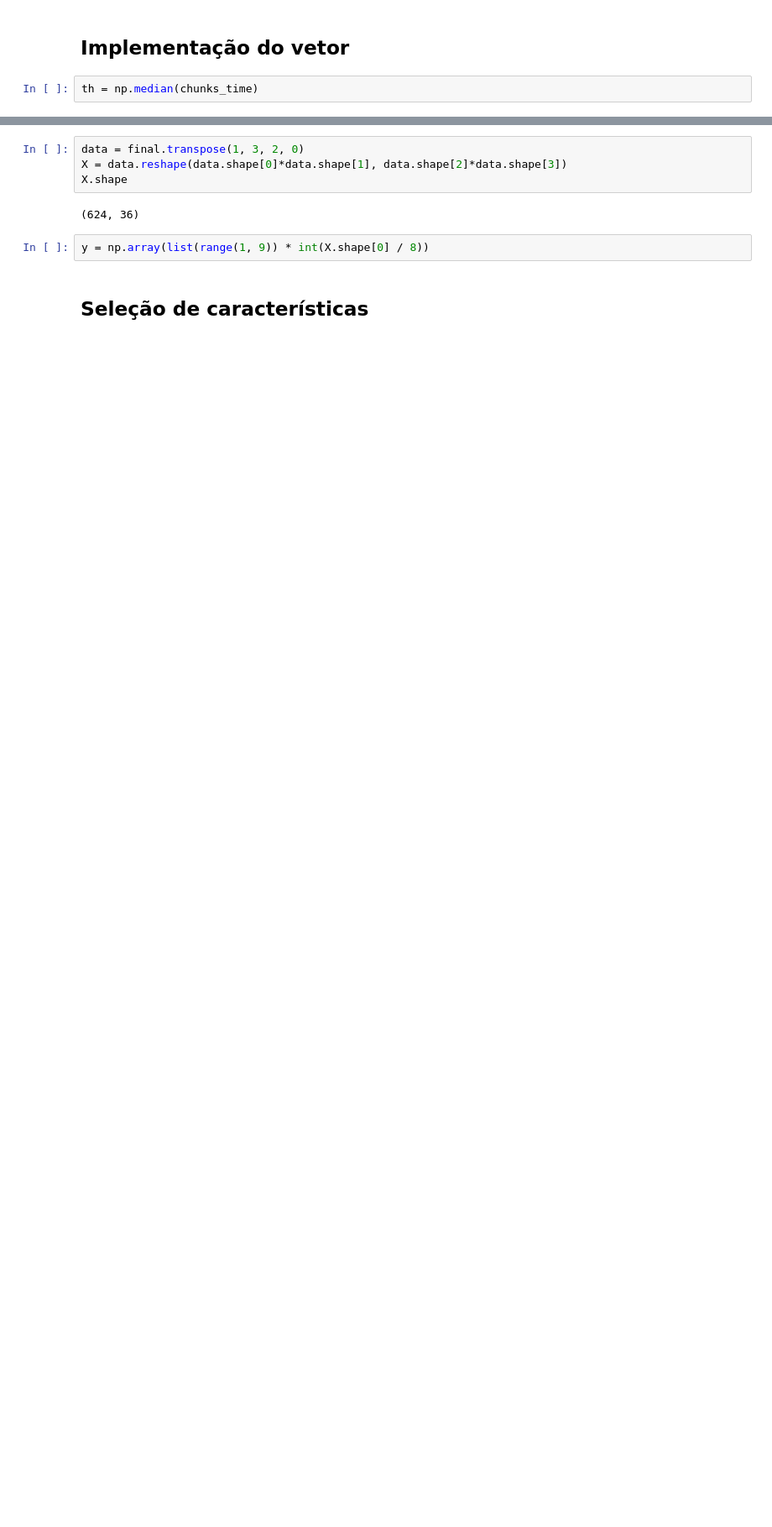
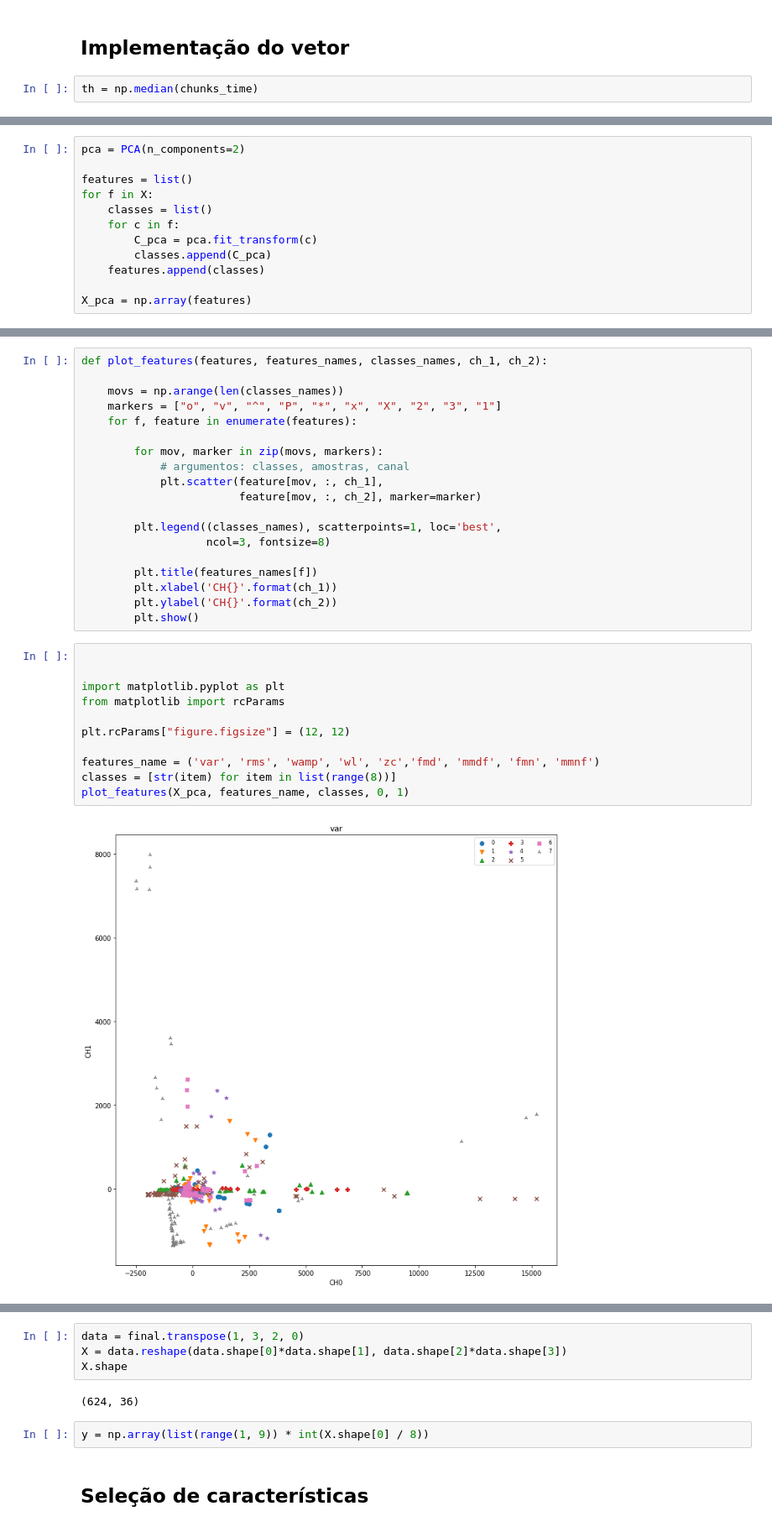
Before and after one commit to Jmallone/TOPICOS-2_2, a Jupyter notebook: MyData.ipynb, the cells around one changed output, grey strips where cells are left out. Shown at 84% size. Saved outputs shown, nothing was run; the diff lists cells and outputs as text; blank space fills up the shorter version.

```diff
--- a/MyData.ipynb
+++ b/MyData.ipynb
@@ -266,0 +293,12 @@ final.shape
+# %%
+pca = PCA(n_components=2)
+
+features = list()
+for f in X:
+    classes = list()
+    for c in f:
+        C_pca = pca.fit_transform(c)
+        classes.append(C_pca)
+    features.append(classes)
+
+X_pca = np.array(features)
@@ -266,0 +311,32 @@ final.shape
+# %%
+def plot_features(features, features_names, classes_names, ch_1, ch_2):
+
+    movs = np.arange(len(classes_names))
+    markers = ["o", "v", "^", "P", "*", "x", "X", "2", "3", "1"]
+    for f, feature in enumerate(features):
+
+        for mov, marker in zip(movs, markers):
+            # argumentos: classes, amostras, canal
+            plt.scatter(feature[mov, :, ch_1],
+                        feature[mov, :, ch_2], marker=marker)
+
+        plt.legend((classes_names), scatterpoints=1, loc='best',
+                   ncol=3, fontsize=8)
+
+        plt.title(features_names[f])
+        plt.xlabel('CH{}'.format(ch_1))
+        plt.ylabel('CH{}'.format(ch_2))
+        plt.show()
+# %%
+
+
+import matplotlib.pyplot as plt
+from matplotlib import rcParams
+
+plt.rcParams["figure.figsize"] = (12, 12)
+
+features_name = ('var', 'rms', 'wamp', 'wl', 'zc','fmd', 'mmdf', 'fmn', 'mmnf')
+classes = [str(item) for item in list(range(8))]
+plot_features(X_pca, features_name, classes, 0, 1)
+# %% [output]
+[figure, added]
```
Also changed, not shown: parts of 13 cells of this notebook.
